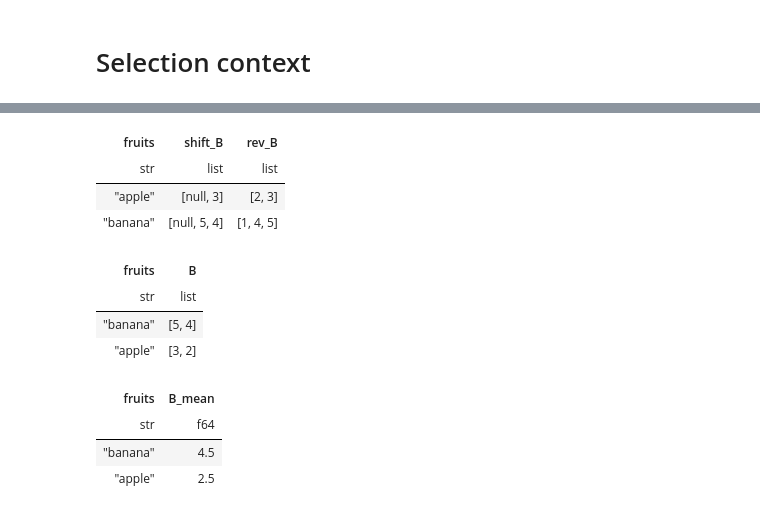
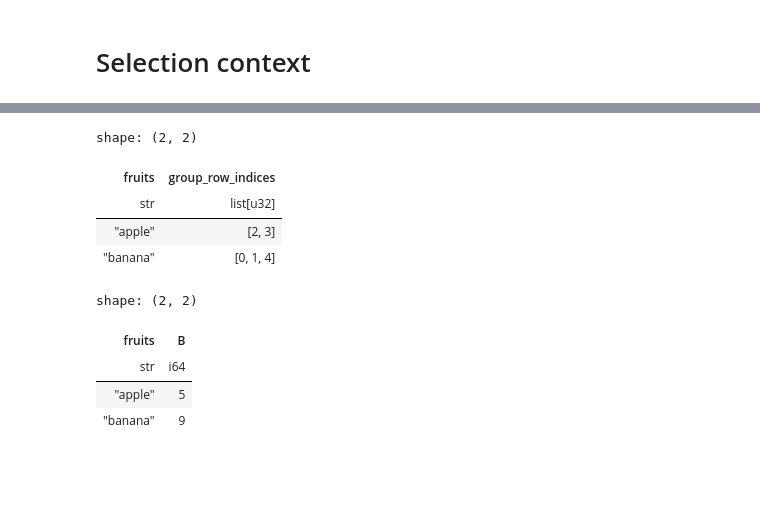
Before and after one commit to pola-rs/polars-book, a Jupyter notebook: user_guide/src/notebooks/introduction_polars-py.ipynb, the cells around one changed output, grey strips where cells are left out. Saved outputs shown, nothing was run; the diff lists cells and outputs as text; code cells hidden in the pictures; blank space fills up the shorter version.

```diff
--- a/user_guide/src/notebooks/introduction_polars-py.ipynb
+++ b/user_guide/src/notebooks/introduction_polars-py.ipynb
@@ -266,11 +320,0 @@ some_var = 1
-# %%
-# We can explode the list column "cars"
-
-(df.sort("cars").groupby("fruits")
-    .agg([
-        pl.col("B").sum(),
-        pl.sum("B").alias("B_sum2"),  # syntactic sugar for the first
-        pl.first("fruits").alias("fruits_first"),
-        pl.count("A").alias("count"),
-        pl.col("cars").reverse()
-    ])).explode("cars")
@@ -285,37 +321,35 @@ some_var = 1
 # %%
-# we can also get the list of the groups
+# We can also get a list of the row indices for each group with `agg_groups()`
 
-(df.groupby("fruits")
-    .agg([
-         pl.col("B").shift().alias("shift_B"),
-         pl.col("B").reverse().alias("rev_B"),
-    ]))
+(
+    df
+    .groupby("fruits")
+    .agg(
+         pl.col("B").agg_groups().alias("group_row_indices"),
+     )
+)
 # %% [output]
+shape: (2, 2)
-| fruits | shift_B | rev_B |
-| str | list | list |
-| "apple" | [null, 3] | [2, 3] |
-| "banana" | [null, 5, 4] | [1, 4, 5] |
+| fruits | group_row_indices |
+| str | list[u32] |
+| "apple" | [2, 3] |
+| "banana" | [0, 1, 4] |
 # %%
-# we can do predicates in the groupby as well
-
-(df.groupby("fruits")
-    .agg([
-        pl.col("B").filter(pl.col("B") > 1).list().keep_name(),
-    ]))
+# We can also do filter predicates in groupby
+# In this example we do not include values of B that are smaller than 1
+# in the sum
+(
+    df
+    .groupby("fruits")
+    .agg(
+        [
+            pl.col("B").filter(pl.col("B") > 1).sum(),
+        ]
+    )
+)
 # %% [output]
+shape: (2, 2)
 | fruits | B |
-| str | list |
-| "banana" | [5, 4] |
-| "apple" | [3, 2] |
+| str | i64 |
+| "apple" | 5 |
+| "banana" | 9 |
-# %%
-# and sum only by the values where the predicates are true
-
-(df.groupby("fruits")
-    .agg([
-        pl.col("B").filter(pl.col("B") > 1).mean(),
-    ]))
-# %% [output]
-| fruits | B_mean |
-| str | f64 |
-| "banana" | 4.5 |
-| "apple" | 2.5 |
```
Also changed, not shown: parts of 27 cells of this notebook, 3 other files.
